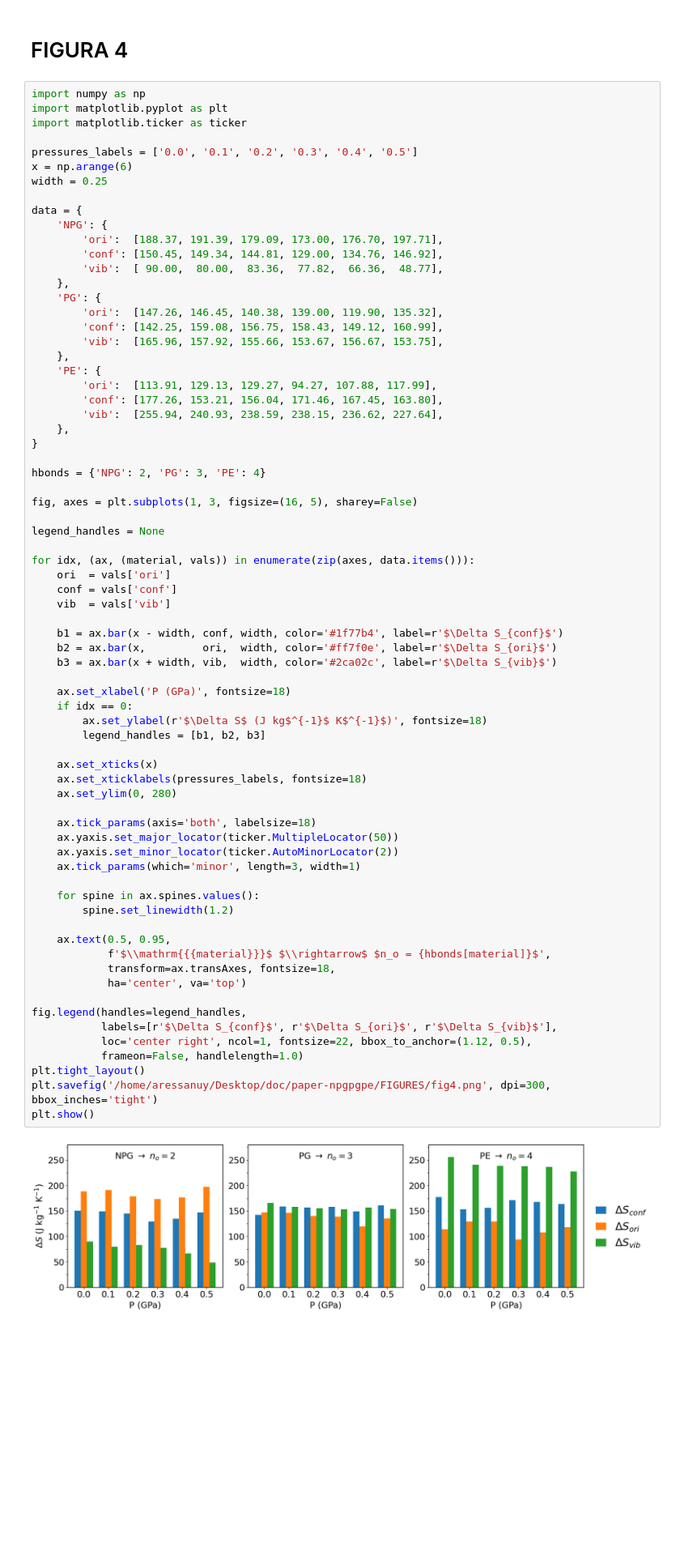
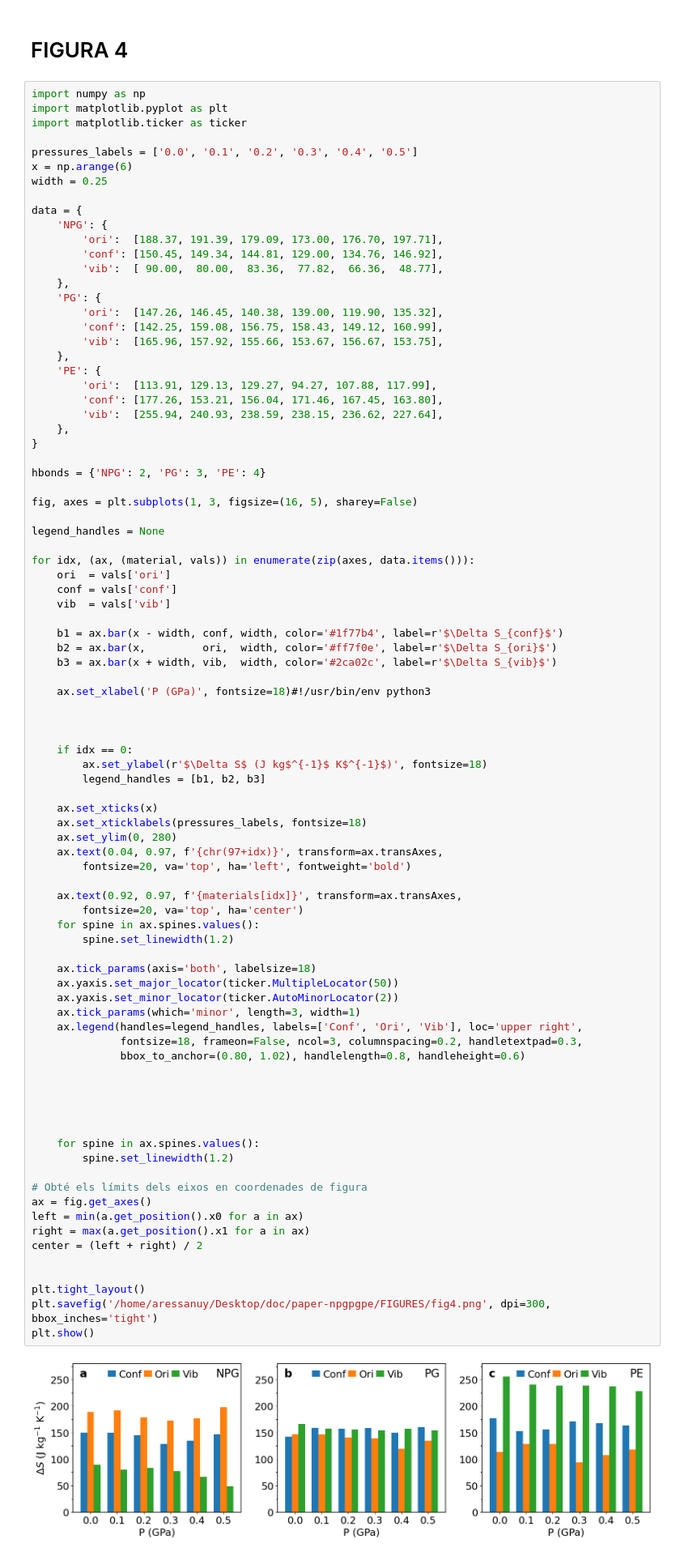
Before and after one commit to aressanu/ENTROPIES-25, a Jupyter notebook: grafics.ipynb, the cells around one changed output. Shown at 81% size. Cells and saved outputs as stored; diff of their text form; blank space fills up the shorter version.

```diff
--- a/grafics.ipynb
+++ b/grafics.ipynb
@@ -216,40 +195,55 @@ legend_handles = None
 for idx, (ax, (material, vals)) in enumerate(zip(axes, data.items())):
     ori  = vals['ori']
     conf = vals['conf']
     vib  = vals['vib']
 
     b1 = ax.bar(x - width, conf, width, color='#1f77b4', label=r'$\Delta S_{conf}$')
     b2 = ax.bar(x,         ori,  width, color='#ff7f0e', label=r'$\Delta S_{ori}$')
     b3 = ax.bar(x + width, vib,  width, color='#2ca02c', label=r'$\Delta S_{vib}$')
 
-    ax.set_xlabel('P (GPa)', fontsize=18)
+    ax.set_xlabel('P (GPa)', fontsize=18)#!/usr/bin/env python3
+
+
+
     if idx == 0:
         ax.set_ylabel(r'$\Delta S$ (J kg$^{-1}$ K$^{-1}$)', fontsize=18)
         legend_handles = [b1, b2, b3]
 
     ax.set_xticks(x)
     ax.set_xticklabels(pressures_labels, fontsize=18)
     ax.set_ylim(0, 280)
+    ax.text(0.04, 0.97, f'{chr(97+idx)}', transform=ax.transAxes,
+        fontsize=20, va='top', ha='left', fontweight='bold')
+
+    ax.text(0.92, 0.97, f'{materials[idx]}', transform=ax.transAxes,
+        fontsize=20, va='top', ha='center')
+    for spine in ax.spines.values():
+        spine.set_linewidth(1.2)
 
     ax.tick_params(axis='both', labelsize=18)
     ax.yaxis.set_major_locator(ticker.MultipleLocator(50))
     ax.yaxis.set_minor_locator(ticker.AutoMinorLocator(2))
     ax.tick_params(which='minor', length=3, width=1)
+    ax.legend(handles=legend_handles, labels=['Conf', 'Ori', 'Vib'], loc='upper right',
+              fontsize=18, frameon=False, ncol=3, columnspacing=0.2, handletextpad=0.3,
+              bbox_to_anchor=(0.80, 1.02), handlelength=0.8, handleheight=0.6)
+
+
+
+
 
     for spine in ax.spines.values():
         spine.set_linewidth(1.2)
 
-    ax.text(0.5, 0.95,
-            f'$\\mathrm{{{material}}}$ $\\rightarrow$ $n_o = {hbonds[material]}$',
-            transform=ax.transAxes, fontsize=18,
-            ha='center', va='top')
+# Obté els límits dels eixos en coordenades de figura
+ax = fig.get_axes()
+left = min(a.get_position().x0 for a in ax)
+right = max(a.get_position().x1 for a in ax)
+center = (left + right) / 2
 
-fig.legend(handles=legend_handles,
-           labels=[r'$\Delta S_{conf}$', r'$\Delta S_{ori}$', r'$\Delta S_{vib}$'],
-           loc='center right', ncol=1, fontsize=22, bbox_to_anchor=(1.12, 0.5),
-           frameon=False, handlelength=1.0)
+
 plt.tight_layout()
 plt.savefig('/home/aressanuy/Desktop/doc/paper-npgpgpe/FIGURES/fig4.png', dpi=300, bbox_inches='tight')
 plt.show()
 # %% [output]
-[figure, old version]
+[figure, new version]
```
Also changed, not shown: parts of 10 cells of this notebook, 1 other file.
